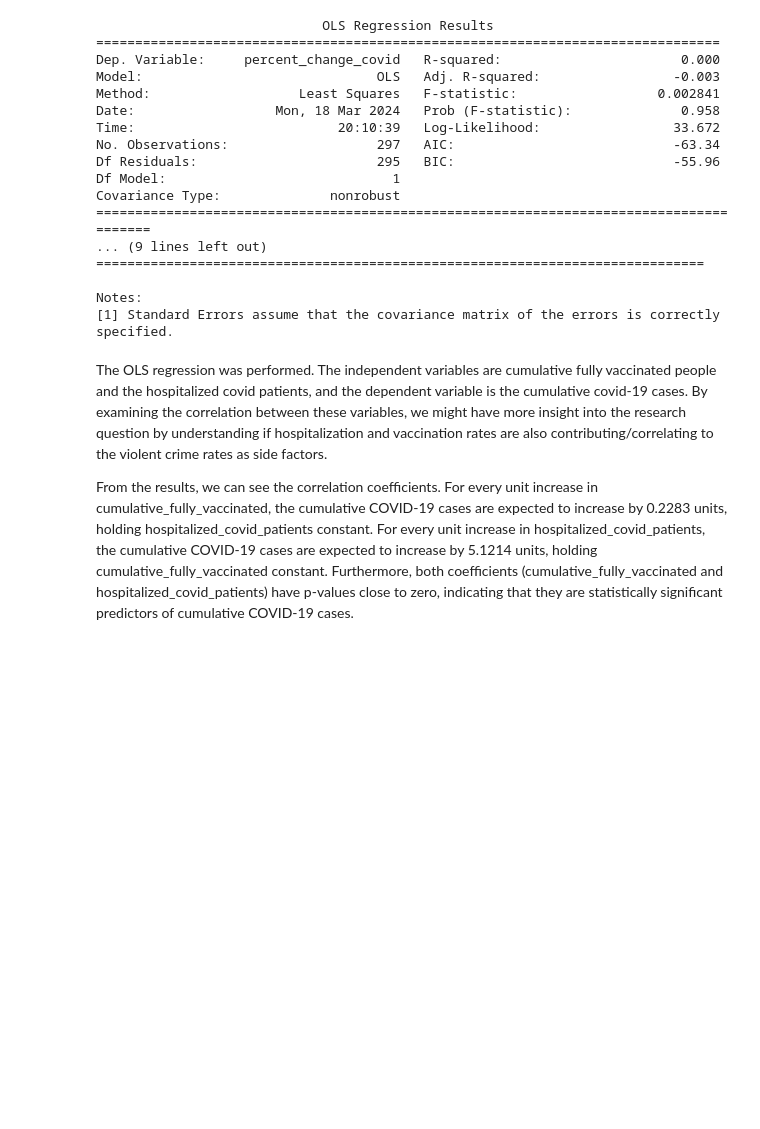
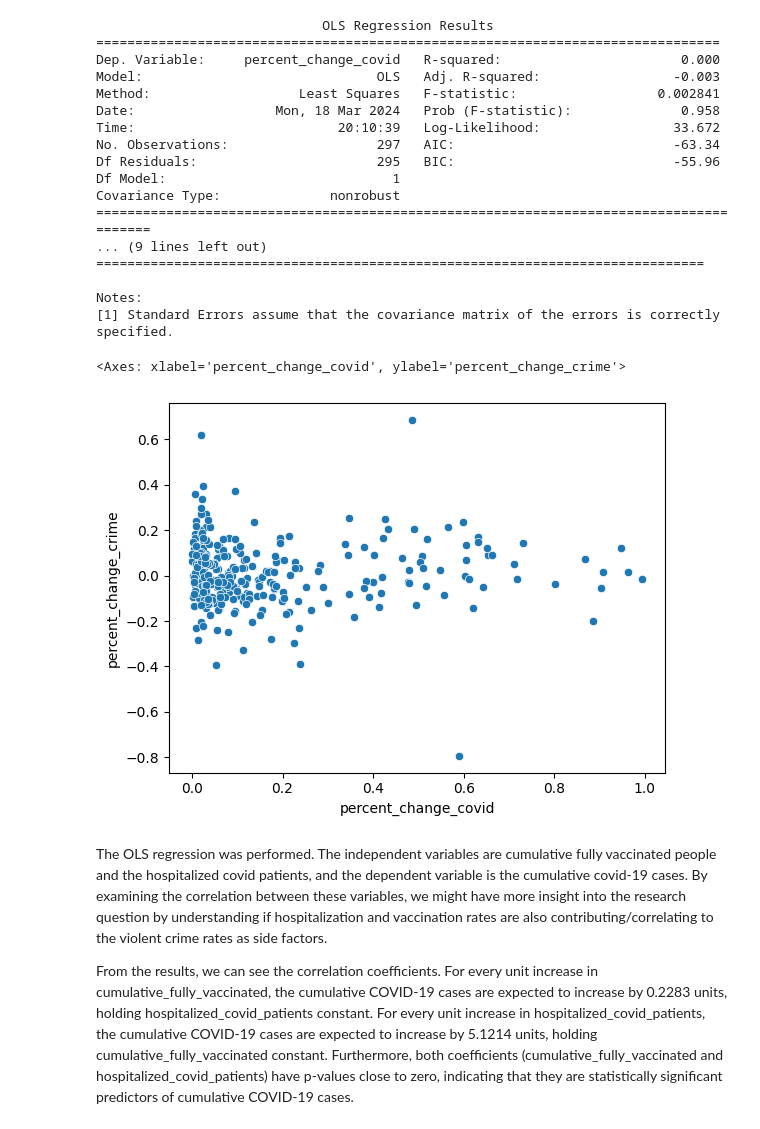
Before and after one commit to COGS108/Group022_WI24, a Jupyter notebook: FinalProject_Group022_WI24.ipynb, the cells around one changed output. Cells and saved outputs as stored; diff of their text form; code cells hidden in the pictures; blank space fills up the shorter version.

Commit message:
add a lil scatter plot

```diff
--- a/FinalProject_Group022_WI24.ipynb
+++ b/FinalProject_Group022_WI24.ipynb
@@ -687,6 +687,11 @@ Covariance Type:              nonrobust
 
 Notes:
 [1] Standard Errors assume that the covariance matrix of the errors is correctly specified.
+# %%
+sns.scatterplot(x = "percent_change_covid", y= "percent_change_crime", data= data)
+# %% [output]
+<Axes: xlabel='percent_change_covid', ylabel='percent_change_crime'>
+[figure, added]
 # %% [markdown]
 The OLS regression was performed. The independent variables are cumulative fully vaccinated people and the hospitalized covid patients, and the dependent variable is the cumulative covid-19 cases. By examining the correlation between these variables, we might have more insight into the research question by understanding if hospitalization and vaccination rates are also contributing/correlating to the violent crime rates as side factors.
 
```
